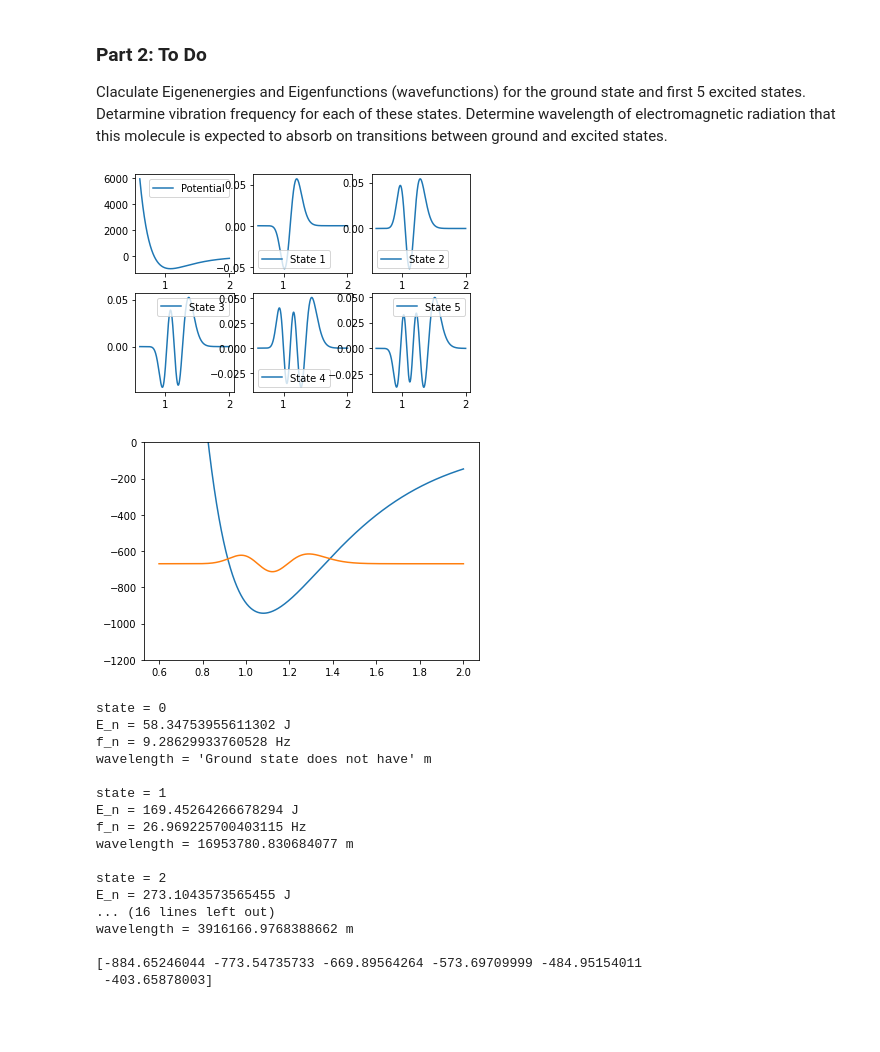
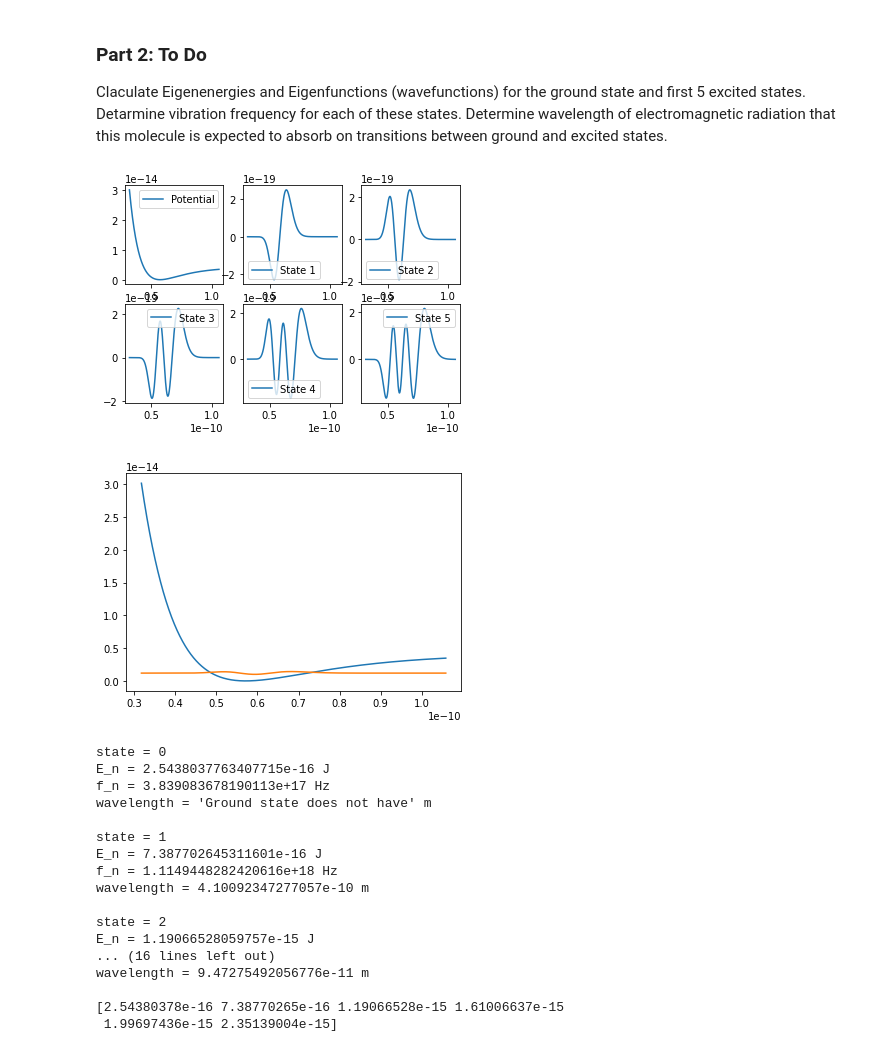
Before and after one commit to iverks/fysikk2, a Jupyter notebook: oving3/TFY4170-Exercise3-2022-V1(2).ipynb, the cells around one changed output. Saved outputs shown, nothing was run; the diff lists cells and outputs as text; code cells hidden in the pictures; blank space fills up the shorter version.

```diff
--- a/oving3/TFY4170-Exercise3-2022-V1(2).ipynb
+++ b/oving3/TFY4170-Exercise3-2022-V1(2).ipynb
@@ -135,8 +109,5 @@ def draw_interactive(xs, V, E, psi, N):
 # %%
 def part2():
-    hbar = 1
-    Planck = hbar*(2*pi)
-
     N = 2000
     x_min = 0.6
     x_max = 2
@@ -149,7 +120,7 @@ def part2():
     alpha = 2.73 # *10**10 # m^-1
     # U = lambda x: U_0*(np.exp(-2*alpha*(x-r_0))-2*np.exp(-alpha*(x-r_0)))
     # V = [U(x) for x in xs]
-    V = U_0*(np.exp(-2*alpha*(xs-r_0))-2*np.exp(-alpha*(xs-r_0)))
+    V = U_0 + U_0*(np.exp(-2*alpha*(xs-r_0))-2*np.exp(-alpha*(xs-r_0)))
 
     H = np.zeros((N, N))
     for i in range(N):
@@ -159,60 +130,65 @@ def part2():
         if i < N-1:
             H[i][i+1] = -1/(2*dx**2)
     E, psi = linalg.eigh(H)
+
+    # Converting to SI units
+    hartree = 4.3597447222071*10**-18
+    bohr = 5.29177210903*10**-11
+    E = E * hartree
+    xs = xs * bohr
+    V = V * hartree
+    psi = psi * hartree
+
 
     fig, axs = plt.subplots(2, 3)
     pot, = axs[0, 0].plot(xs, V)
     axs[0, 0].legend([pot], ["Potential"])
     for i in range(1, 6):
         x = i//3
         y = i%3
         line, = axs[x, y].plot(xs, psi[:, i])
         axs[x, y].legend([line], [f"State {i}"])
     plt.show()
 
-    # draw_interactive(xs, V, E, psi, N)
-
     pot, = plt.plot(xs, V)
-    plt.ylim(-1200, 0)
     schrod, = plt.plot(xs, E[2]+psi[:,2]*1000)
     plt.show()
 
-    real_E = lambda E: ()
     for state in range(6):
-        E_n = E[state] + U_0
+        E_n = E[state]
         # E = h*f => f = E/h
         f_n = E_n/Planck
         wavelength = "Ground state does not have"
         if state != 0:
-            grnd_E = E[0] + U_0
+            grnd_E = E[0]
             delta_E = E_n - grnd_E
             frequency = delta_E/Planck
             # lambda*f = c => lambda = c/f
             wavelength = speed_of_light/frequency
         print(f"{state = }\n{E_n = } J\n{f_n = } Hz\n{wavelength = } m\n")
 
     print(E[:6])
 
 part2()
 # %% [output]
-[figure, old version]
+[figure, new version]
-[figure, old version]
+[figure, new version]
 state = 0
-E_n = 58.34753955611302 J
-f_n = 9.28629933760528 Hz
+E_n = 2.5438037763407715e-16 J
+f_n = 3.839083678190113e+17 Hz
 wavelength = 'Ground state does not have' m
 
 state = 1
-E_n = 169.45264266678294 J
-f_n = 26.969225700403115 Hz
-wavelength = 16953780.830684077 m
+E_n = 7.387702645311601e-16 J
+f_n = 1.1149448282420616e+18 Hz
+wavelength = 4.10092347277057e-10 m
 
 state = 2
-E_n = 273.1043573565455 J
+E_n = 1.19066528059757e-15 J
 ... (16 lines left out)
-wavelength = 3916166.9768388662 m
+wavelength = 9.47275492056776e-11 m
 
-[-884.65246044 -773.54735733 -669.89564264 -573.69709999 -484.95154011
- -403.65878003]
+[2.54380378e-16 7.38770265e-16 1.19066528e-15 1.61006637e-15
+ 1.99697436e-15 2.35139004e-15]
 # %% [markdown]
 Note: The draw_interactive function does not seem to work in notebook, but functions perfectly when in a .py file.
```
Also changed, not shown: parts of 5 cells of this notebook, 4 other files.
